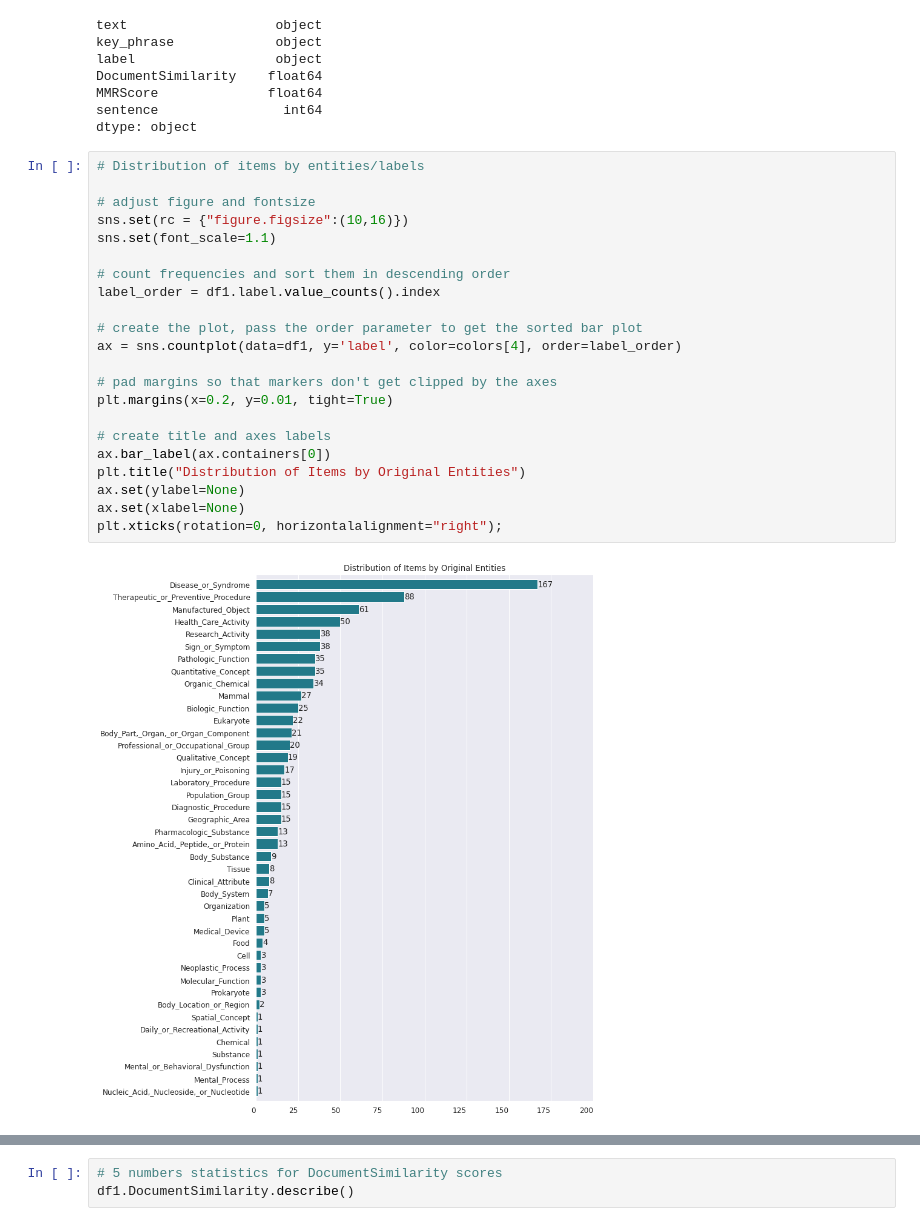
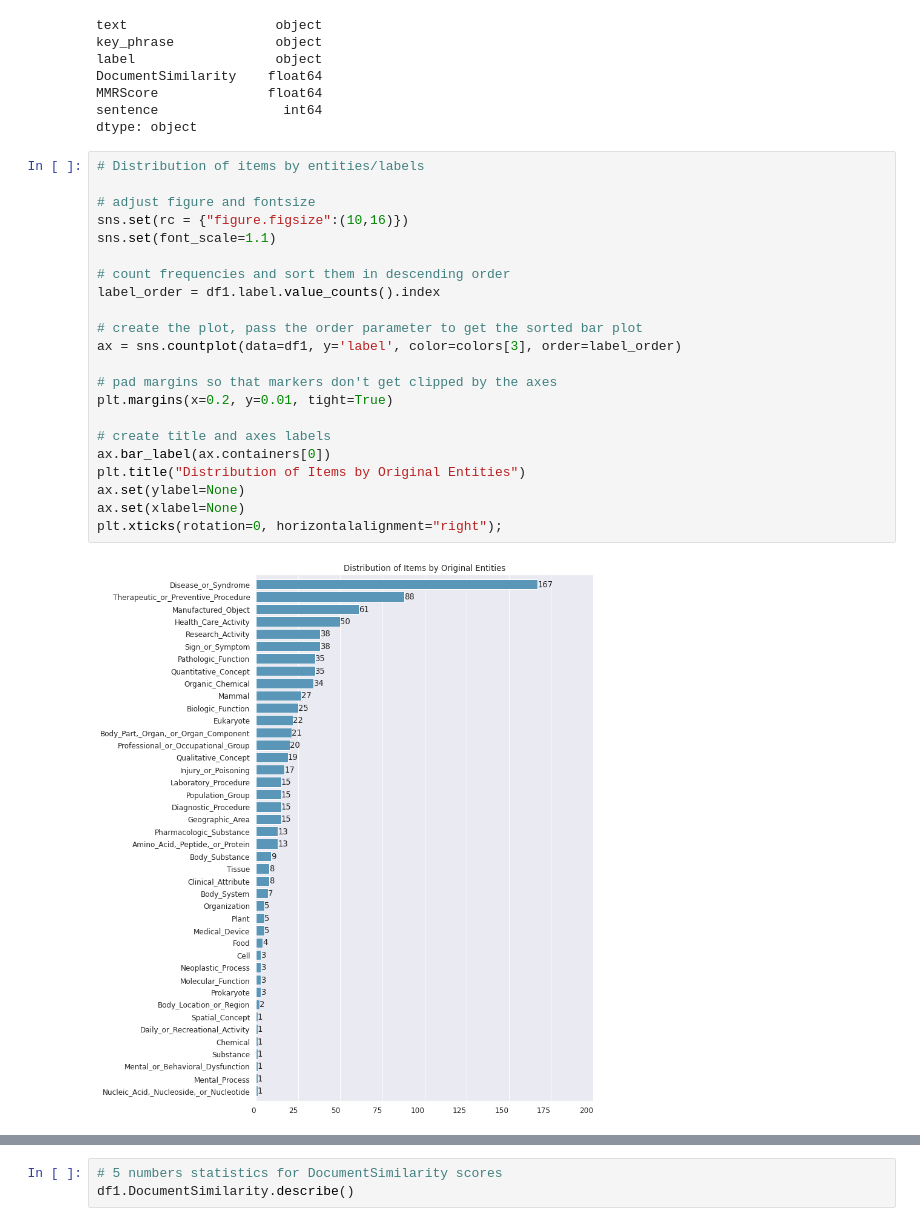
Before and after one commit to SolanaO/Healthcare_SparkNLP_Study, a Jupyter notebook: graphsResults.ipynb, the cells around one changed output, grey strips where cells are left out. Saved outputs shown, nothing was run; the diff lists cells and outputs as text.

```diff
--- a/graphsResults.ipynb
+++ b/graphsResults.ipynb
@@ -62,25 +70,25 @@ dtype: object
 # %%
 # Distribution of items by entities/labels
 
 # adjust figure and fontsize
 sns.set(rc = {"figure.figsize":(10,16)})
 sns.set(font_scale=1.1)
 
 # count frequencies and sort them in descending order
 label_order = df1.label.value_counts().index
 
 # create the plot, pass the order parameter to get the sorted bar plot
-ax = sns.countplot(data=df1, y='label', color=colors[4], order=label_order)
+ax = sns.countplot(data=df1, y='label', color=colors[3], order=label_order)
 
 # pad margins so that markers don't get clipped by the axes
 plt.margins(x=0.2, y=0.01, tight=True)
 
 # create title and axes labels
 ax.bar_label(ax.containers[0])
 plt.title("Distribution of Items by Original Entities")
 ax.set(ylabel=None)
 ax.set(xlabel=None)
 plt.xticks(rotation=0, horizontalalignment="right");
 # %% [output]
-[figure, old version]
+[figure, new version]
 # %%
```
Also changed, not shown: parts of 22 cells of this notebook, 1 other file.
